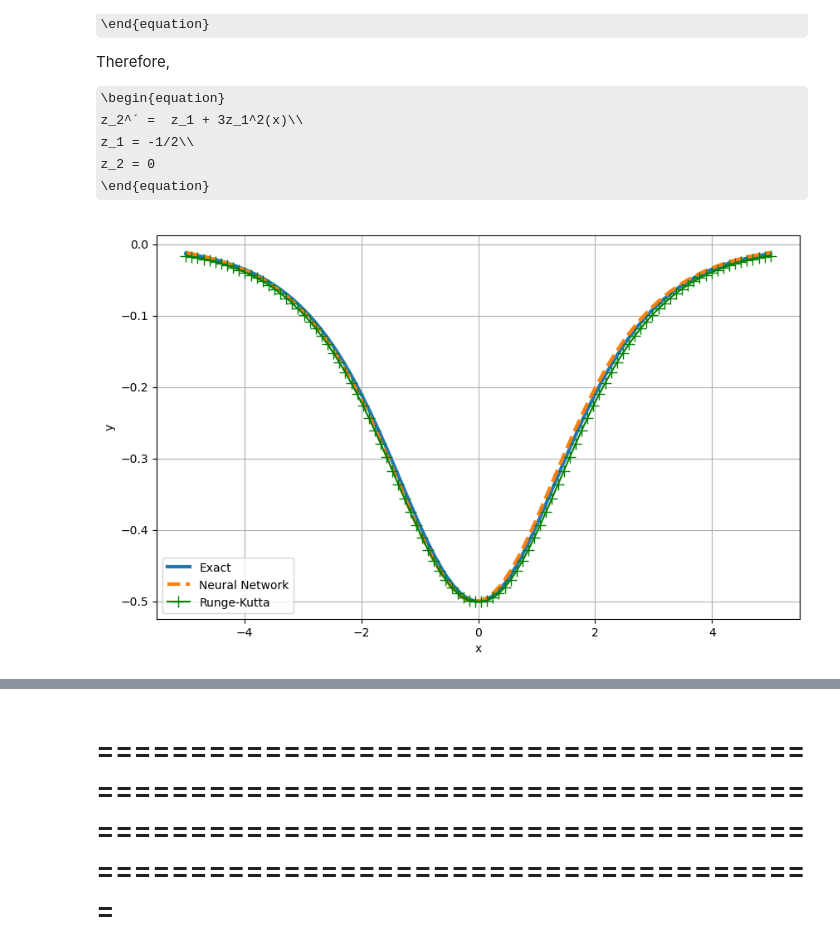
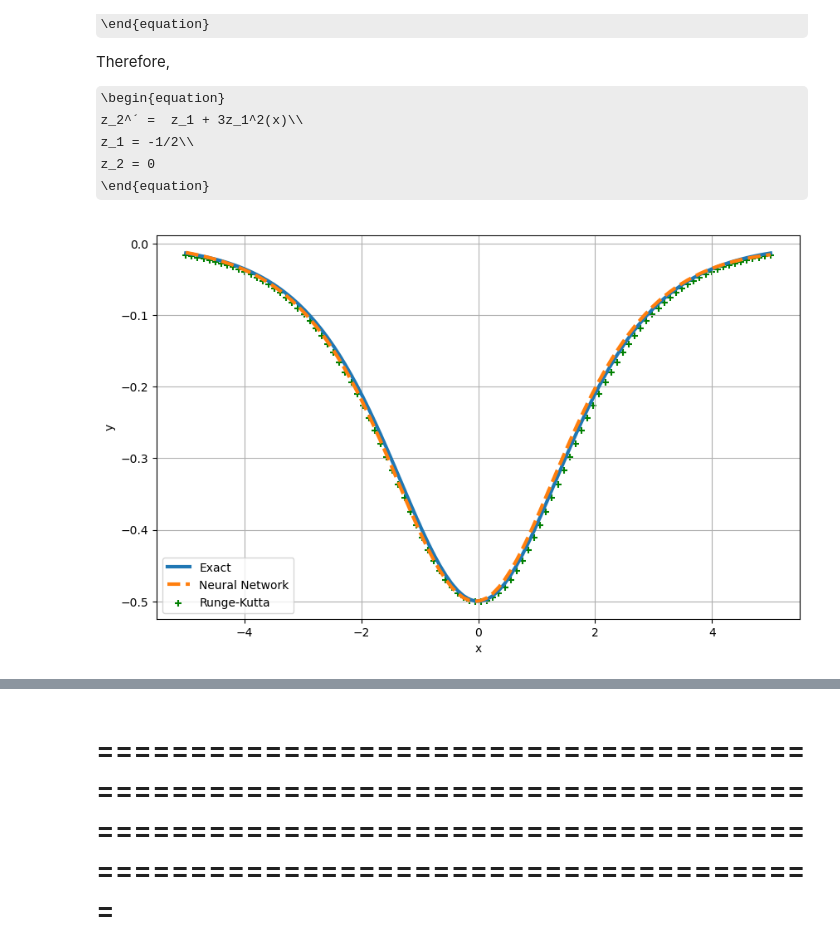
Before and after one commit to mhmdrdwn/ode, a Jupyter notebook: ODE.ipynb, the cells around one changed output, grey strips where cells are left out. Saved outputs shown, nothing was run; the diff lists cells and outputs as text; code cells hidden in the pictures; some formulas as TeX source.

```diff
--- a/ODE.ipynb
+++ b/ODE.ipynb
@@ -447,23 +448,25 @@ sol2 = solve_ivp(func, [0, -5], [-1/2, 0], method='RK45', t_eval=x_)
 # %%
 import matplotlib.pyplot as plt
 
 xtest = torch.linspace(-5, 5, 100)[:, None]
 with torch.no_grad():
     ypred = model(xtest)
 
 plt.figure(figsize=(10, 6))
 plt.plot(xtest, exact_func(xtest), label="Exact", linewidth=3.0)
 plt.plot(xtest, ypred, "--" ,label="Neural Network" , linewidth=3.0)
 yrk = np.concatenate((np.flip(sol2.y[0,:]), sol1.y[0,:]))
-plt.plot(xtest, yrk, color = 'green', marker = '+', markersize=10, label = 'Runge-Kutta')
+#plt.plot(xtest, yrk, color = 'green', marker = '+', markersize=10, label = 'Runge-Kutta')
+plt.scatter(xtest, yrk, color = 'green', marker = '+', label = 'Runge-Kutta')
+
 plt.xlabel('x')
 plt.ylabel('y')
 plt.legend()
 plt.grid()
 plt.savefig("report_modeling3.pdf", bbox_inches='tight')
 plt.show()
 # %% [output]
-[figure, old version]
+[figure, new version]
 # %%
 MSE_RK = (np.abs(yrk - exact_func(xtest).detach().numpy())).mean()
 MSE_NN = (np.abs(ypred - exact_func(xtest).detach().numpy())).mean()
```
Also changed, not shown: parts of 4 cells of this notebook.
